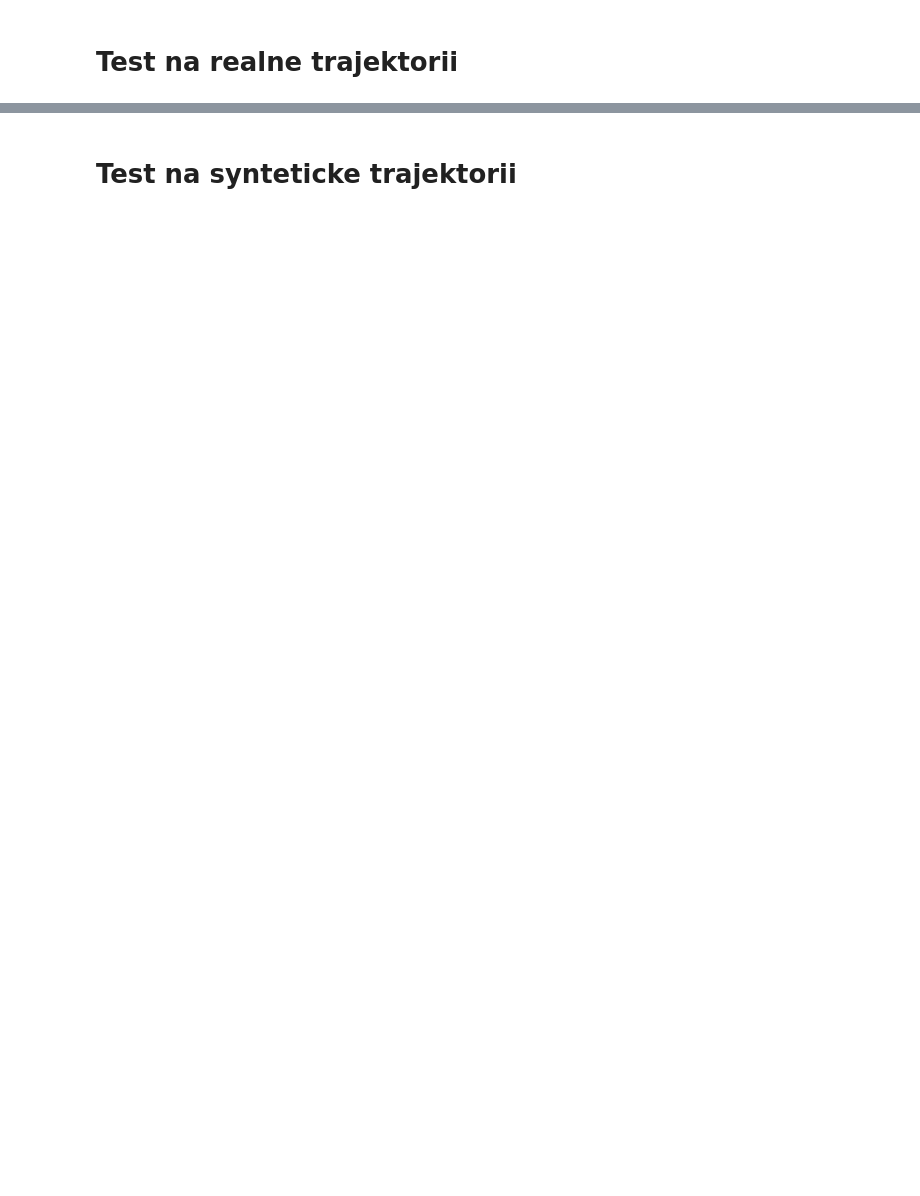
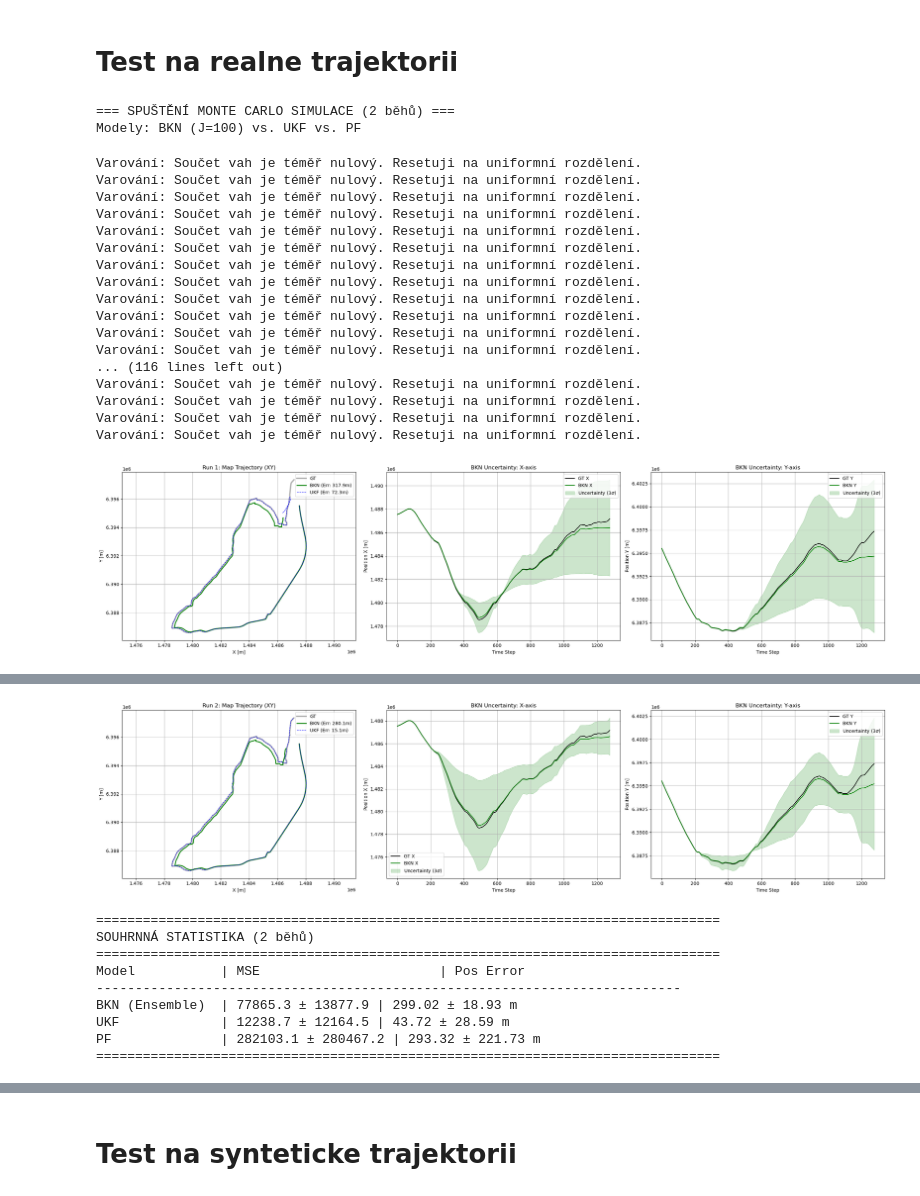
Before and after one commit to Lukas-Kozel/KalmanNet-for-state-estimation, a Jupyter notebook: TAN/real_trajectory/BKN_training.ipynb, the cells around one changed output, grey strips where cells are left out. Drawn from its saved outputs; the diff is of its cells as text; code cells hidden in the pictures; blank space fills up the shorter version.

```diff
--- a/TAN/real_trajectory/BKN_training.ipynb
+++ b/TAN/real_trajectory/BKN_training.ipynb
@@ -745,23 +749,23 @@ curriculum_schedule = [
     {
         'phase_id': 2,
         'seq_len': 100,
-        'iters': 3000,        # Více iterací, protože TBPTT dělá menší kroky
-        'lr': 5e-5,           # Opatrné učení
-        'lambda_mse': 1000.0, # Stále držíme prioritu na přesnost
-        'clip_grad': 0.2,
-        'use_tbptt': True,    # <--- ZAPNUTO
-        'tbptt_steps': 20     # Učíme se na oknech délky 20
-    },
-    {
-        'phase_id': 3,
-        'seq_len': 300,
-        'iters': 3000,        # Více iterací, protože TBPTT dělá menší kroky
+        'iters': 1000,        # Více iterací, protože TBPTT dělá menší kroky
         'lr': 1e-5,           # Opatrné učení
         'lambda_mse': 1000.0, # Stále držíme prioritu na přesnost
-        'clip_grad': 0.1,
-        'use_tbptt': True,    # <--- ZAPNUTO
-        'tbptt_steps': 50     # Učíme se na oknech délky 20
-    }
+        'clip_grad': 0.25,
+        'use_tbptt': False,    # <--- ZAPNUTO
+        'tbptt_steps': 10     # Učíme se na oknech délky 20
+    },
+    # {
+    #     'phase_id': 3,
+    #     'seq_len': 300,
+    #     'iters': 1000,        # Více iterací, protože TBPTT dělá menší kroky
+    #     'lr': 1e-6,           # Opatrné učení
+    #     'lambda_mse': 100.0, # Stále držíme prioritu na přesnost
+    #     'clip_grad': 0.01,
+    #     'use_tbptt': False,    # <--- ZAPNUTO
+    #     'tbptt_steps': 50     # Učíme se na oknech délky 20
+    # }
 ]
 
 # --- 2. INICIALIZACE MODELU ---
@@ -770,7 +774,7 @@ print("=== INICIALIZACE BKN MODELU ===")
 state_knet2 = TAN.StateBayesianKalmanNetTAN(
         system_model=system_model,
         device=device,
-        hidden_size_multiplier=12,
+        hidden_size_multiplier=6,
         output_layer_multiplier=4,
         num_gru_layers=1,
         init_max_dropout=0.3, # Zdravý dropout pro exploration
@@ -829,12 +833,13 @@ for phase in curriculum_schedule:
             total_train_iter=phase['iters'],
             learning_rate=phase['lr'],
             clip_grad=phase['clip_grad'],
-            J_samples=10,
-            validation_period=20,
+            J_samples=5,
+            validation_period=5,
             logging_period=10,
             warmup_iterations=0,
-            weight_decay_=1e-5,
-            lambda_mse=phase['lambda_mse']
+            weight_decay_=1e-4,
+            lambda_mse=phase['lambda_mse'],
+            metric='mse'
         )
 
     # Uložení a kontrola
@@ -892,8 +890,8 @@ import torch.nn.functional as F
 from tqdm import tqdm
 
 # === KONFIGURACE MC ===
-MC_ITERATIONS = 10
-J_SAMPLES = 30
+MC_ITERATIONS = 2
+J_SAMPLES = 100
 PLOT_PER_ITERATION = True  # True = vykreslí grafy (první a poslední běh), False = žádné grafy
 
 # Příprava dat
@@ -1055,30 +1053,51 @@ for i in tqdm(range(MC_ITERATIONS), desc="Simulace"):
 
         plt.tight_layout()
         plt.show()
 
 # --- VÝPIS VÝSLEDKŮ ---
 df_results = pd.DataFrame(detailed_results)
 print("\n" + "="*80)
 print(f"SOUHRNNÁ STATISTIKA ({MC_ITERATIONS} běhů)")
 print("="*80)
 
 def get_stats_str(key):
     m_mse, s_mse = np.mean(agg_metrics[key]["mse"]), np.std(agg_metrics[key]["mse"])
     m_pos, s_pos = np.mean(agg_metrics[key]["pos"]), np.std(agg_metrics[key]["pos"])
     return f"{m_mse:.1f} ± {s_mse:.1f} | {m_pos:.2f} ± {s_pos:.2f} m"
 
 print(f"{'Model':<15} | {'MSE':<25} | {'Pos Error':<25}")
 print("-" * 75)
 print(f"{'BKN (Ensemble)':<15} | {get_stats_str('BKN')}")
 print(f"{'UKF':<15} | {get_stats_str('UKF')}")
 print(f"{'PF':<15} | {get_stats_str('PF')}")
 print("="*80)
 
 # Boxplot
 plt.figure(figsize=(10, 6))
 plt.boxplot([agg_metrics["BKN"]["pos"], agg_metrics["UKF"]["pos"], agg_metrics["PF"]["pos"]],
             labels=['BKN', 'UKF', 'PF'], patch_artist=True)
 plt.title(f"Position Error Distribution ({MC_ITERATIONS} runs)")
 plt.ylabel("Avg Position Error [m]")
 plt.grid(True, axis='y')
 plt.show()
+# %% [output]
+=== SPUŠTĚNÍ MONTE CARLO SIMULACE (2 běhů) ===
+Modely: BKN (J=100) vs. UKF vs. PF
+Varování: Součet vah je téměř nulový. Resetuji na uniformní rozdělení.
+Varování: Součet vah je téměř nulový. Resetuji na uniformní rozdělení.
+Varování: Součet vah je téměř nulový. Resetuji na uniformní rozdělení.
+Varování: Součet vah je téměř nulový. Resetuji na uniformní rozdělení.
+Varování: Součet vah je téměř nulový. Resetuji na uniformní rozdělení.
+Varování: Součet vah je téměř nulový. Resetuji na uniformní rozdělení.
+Varování: Součet vah je téměř nulový. Resetuji na uniformní rozdělení.
+Varování: Součet vah je téměř nulový. Resetuji na uniformní rozdělení.
+Varování: Součet vah je téměř nulový. Resetuji na uniformní rozdělení.
+Varování: Součet vah je téměř nulový. Resetuji na uniformní rozdělení.
+Varování: Součet vah je téměř nulový. Resetuji na uniformní rozdělení.
+Varování: Součet vah je téměř nulový. Resetuji na uniformní rozdělení.
+... (116 lines left out)
+Varování: Součet vah je téměř nulový. Resetuji na uniformní rozdělení.
+Varování: Součet vah je téměř nulový. Resetuji na uniformní rozdělení.
+Varování: Součet vah je téměř nulový. Resetuji na uniformní rozdělení.
+Varování: Součet vah je téměř nulový. Resetuji na uniformní rozdělení.
+[figure, added]
@@ -1084,0 +1121,10 @@ plt.show()
+[figure, added]
+================================================================================
+SOUHRNNÁ STATISTIKA (2 běhů)
+================================================================================
+Model           | MSE                       | Pos Error
+---------------------------------------------------------------------------
+BKN (Ensemble)  | 77865.3 ± 13877.9 | 299.02 ± 18.93 m
+UKF             | 12238.7 ± 12164.5 | 43.72 ± 28.59 m
+PF              | 282103.1 ± 280467.2 | 293.32 ± 221.73 m
+================================================================================
```
Also changed, not shown: parts of 3 cells of this notebook, 13 other files.
